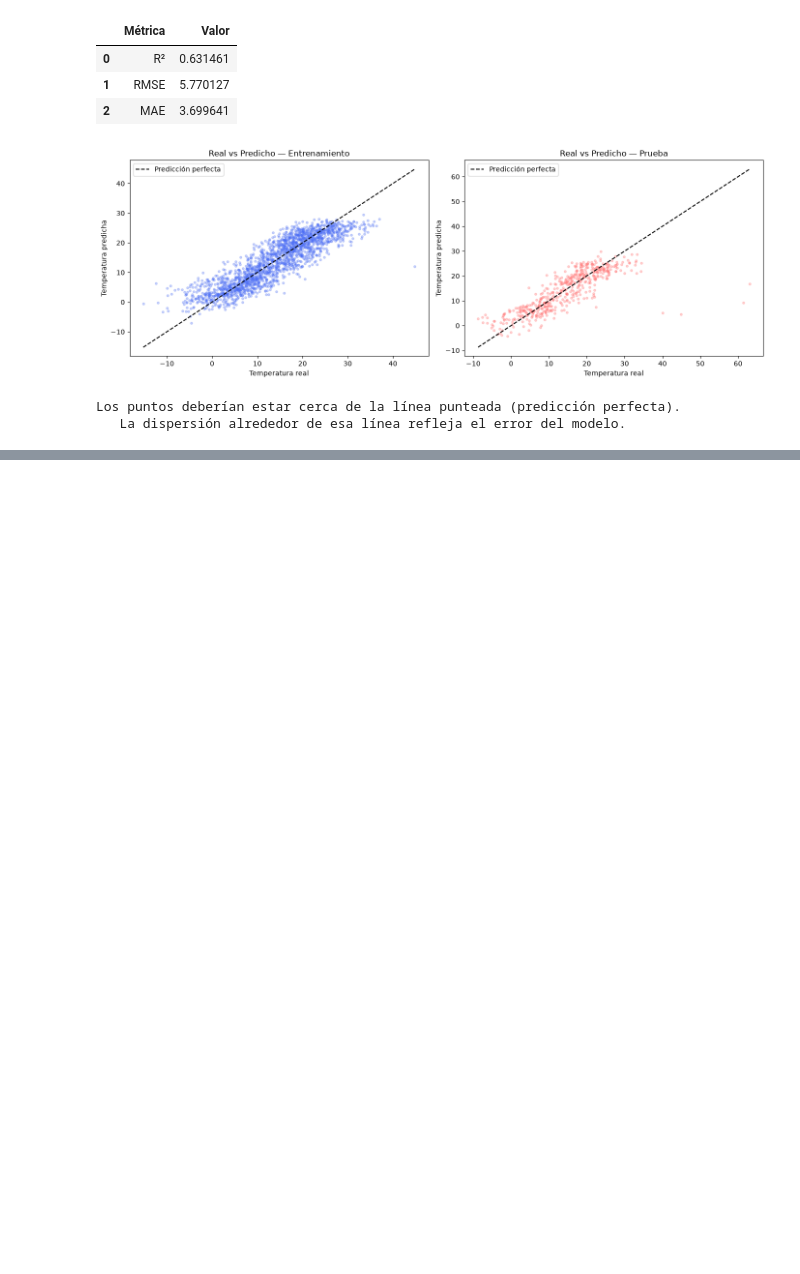
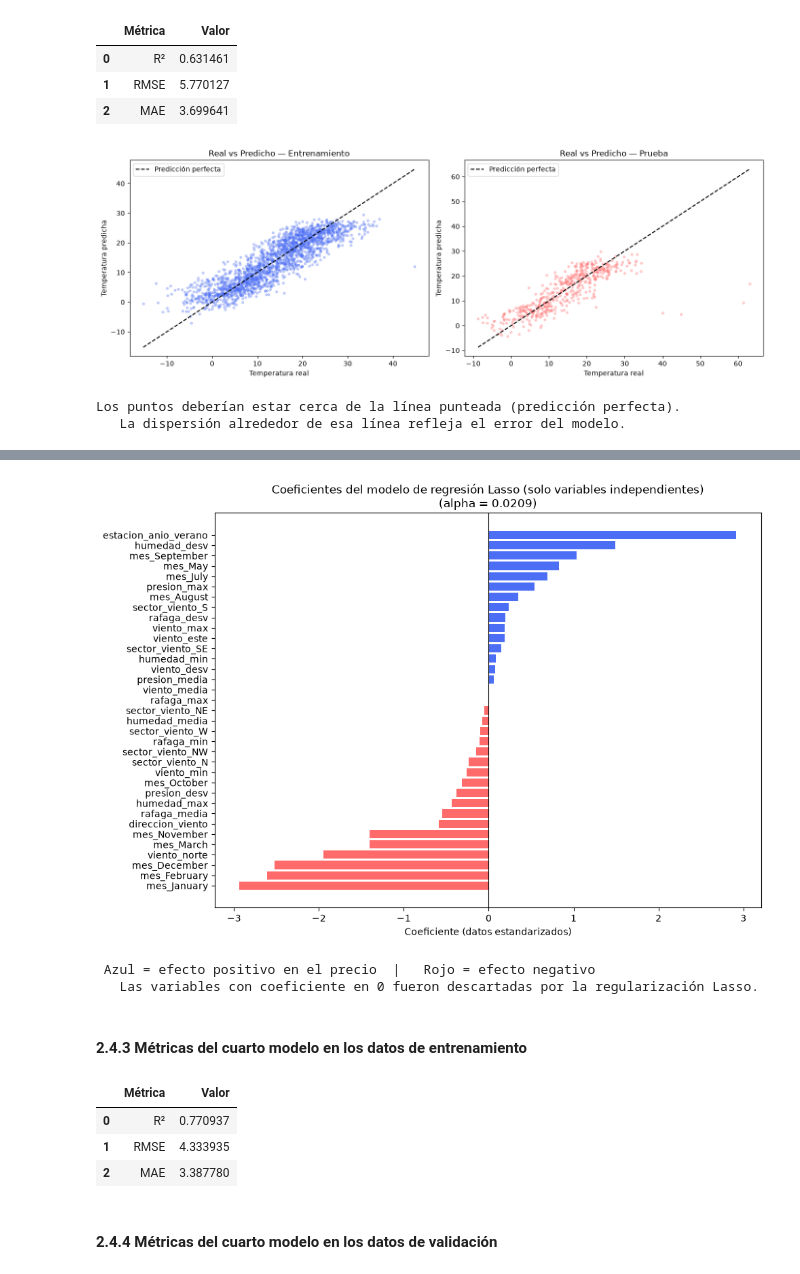
Before and after one commit to PedroSTrujillo/labs-aprendizaje-de-maquina, a Jupyter notebook: L1 copy/lab1.ipynb, the cells around one changed output, grey strips where cells are left out. Saved outputs shown, nothing was run; the diff lists cells and outputs as text; code cells hidden in the pictures; blank space fills up the shorter version.

```diff
--- a/L1 copy/lab1.ipynb
+++ b/L1 copy/lab1.ipynb
@@ -1321,0 +1609,16 @@ Los puntos deberían estar cerca de la línea punteada (predicción perfecta).
+# %%
+scaler_4 = StandardScaler()
+Xt_train_4_df = pd.DataFrame(
+    scaler_4.fit_transform(Xt_train_vif_df[variables_actuales]),
+    columns=variables_actuales,
+    index=X_train.index,
+)
+
+Modelo_4_cv = LassoCV(cv=5, random_state=42, max_iter=10000)
+Modelo_4_cv.fit(Xt_train_4_df, y_train)
+
+alpha_optimo_4 = Modelo_4_cv.alpha_
+print("Alpha óptimo seleccionado por validación cruzada:", alpha_optimo_4)
+
+Modelo_4 = Lasso(alpha=alpha_optimo_4, random_state=42, max_iter=10000)
+Modelo_4.fit(Xt_train_4_df, y_train)
@@ -1321,0 +1628,10 @@ Los puntos deberían estar cerca de la línea punteada (predicción perfecta).
+# %%
+coef_df_4 = pd.DataFrame({
+    "Variable": Xt_train_4_df.columns,
+    "Coeficiente": Modelo_4.coef_,
+})
+
+variables_eliminadas_4 = (coef_df_4["Coeficiente"] == 0).sum()
+print("Variables llevadas a cero por Lasso:", variables_eliminadas_4, "de", len(coef_df_4))
+
+coef_df_4
@@ -1321,0 +1657,39 @@ Los puntos deberían estar cerca de la línea punteada (predicción perfecta).
+# %%
+coef_sorted = coef_df_4.sort_values('Coeficiente')
+colors = ['#FF6B6B' if c < 0 else '#4C6EF5' for c in coef_sorted['Coeficiente']]
+
+plt.figure(figsize=(10, 7))
+plt.barh(coef_sorted['Variable'], coef_sorted['Coeficiente'], color=colors)
+plt.axvline(0, color='black', linewidth=0.8)
+plt.xlabel('Coeficiente (datos estandarizados)')
+plt.title(f'Coeficientes del modelo de regresión Lasso (solo variables independientes)\n(alpha = {alpha_optimo_4:.4f})')
+plt.tight_layout()
+plt.show()
+print(" Azul = efecto positivo en el precio  |   Rojo = efecto negativo")
+print("   Las variables con coeficiente en 0 fueron descartadas por la regularización Lasso.")
+# %% [output]
+[figure, added]
+ Azul = efecto positivo en el precio  |   Rojo = efecto negativo
+   Las variables con coeficiente en 0 fueron descartadas por la regularización Lasso.
+# %% [markdown]
+#### 2.4.3 Métricas del cuarto modelo en los datos de entrenamiento
+# %%
+y_train_pred_4 = Modelo_4.predict(Xt_train_4_df)
+
+r2_train_4 = r2_score(y_train, y_train_pred_4)
+rmse_train_4 = np.sqrt(mean_squared_error(y_train, y_train_pred_4))
+mae_train_4 = mean_absolute_error(y_train, y_train_pred_4)
+metricas_train_4 = pd.DataFrame(
+    {
+        "Métrica": ["R²", "RMSE", "MAE"],
+        "Valor": [r2_train_4, rmse_train_4, mae_train_4],
+    }
+)
+metricas_train_4
+# %% [output]
+|  | Métrica | Valor |
+| 0 | R² | 0.770937 |
+| 1 | RMSE | 4.333935 |
+| 2 | MAE | 3.387780 |
+# %% [markdown]
+#### 2.4.4 Métricas del cuarto modelo en los datos de validación
```
Also changed, not shown: parts of 57 cells of this notebook, 1 other file.
